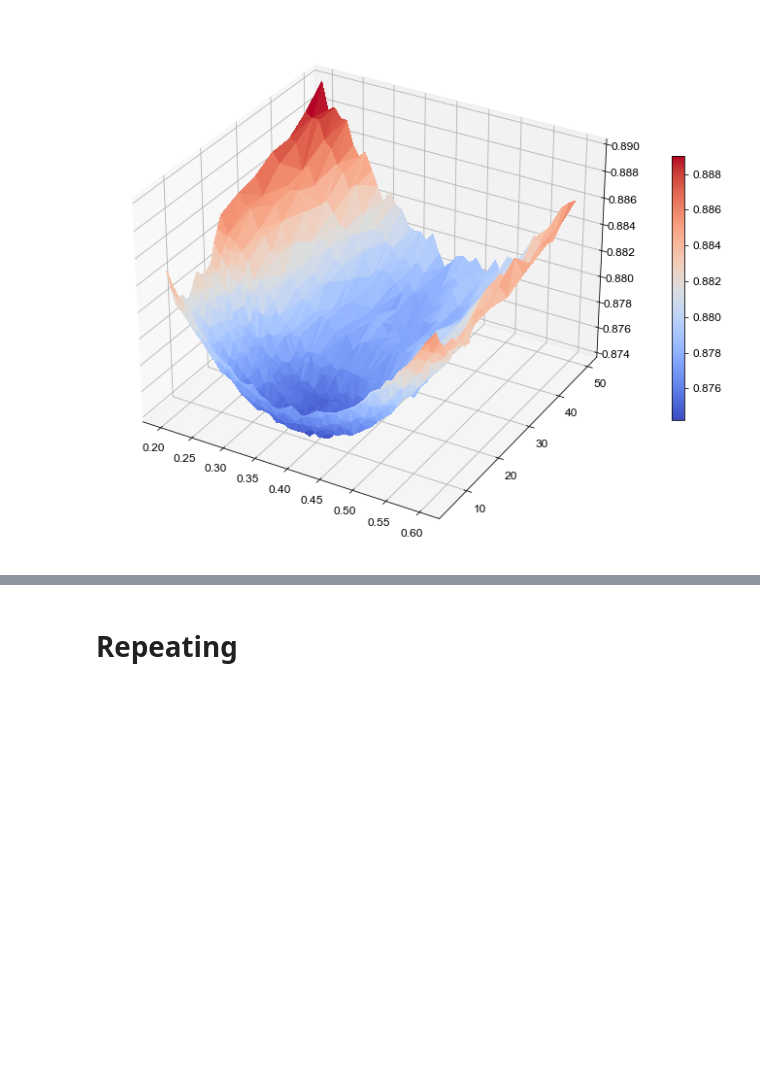
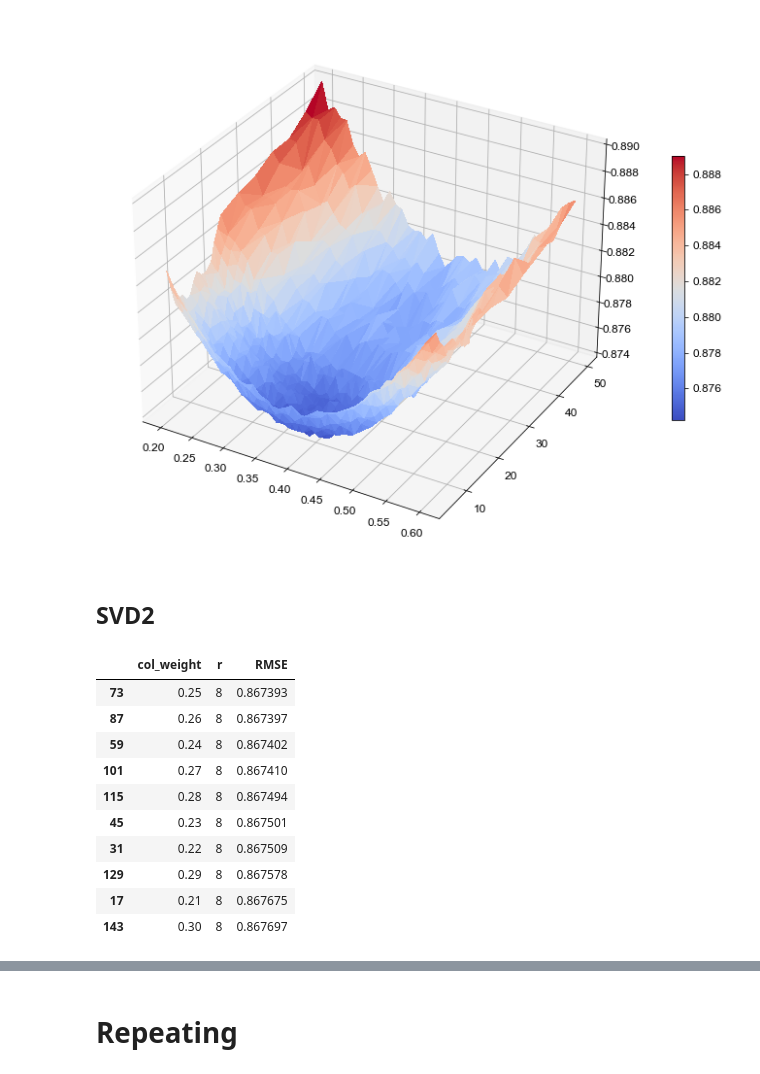
Before and after one commit to dmika1234/MoCaDR_proj1, a Jupyter notebook: src/presenting_results.ipynb, the cells around one changed output, grey strips where cells are left out. Drawn from its saved outputs; the diff is of its cells as text; code cells hidden in the pictures; blank space fills up the shorter version.

```diff
--- a/src/presenting_results.ipynb
+++ b/src/presenting_results.ipynb
@@ -155,3 +159,20 @@ fig.colorbar(surf, shrink=0.5, aspect=20)
 plt.savefig('Report/fig/svd1_r_w.png')
 # %% [output]
 [figure]
+# %% [markdown]
+## SVD2
+# %%
+n = 10
+res_svd2_3d.loc[res_svd2_3d.apply(lambda x: pd.Series(x.nsmallest(n).index))['RMSE']]
+# %% [output]
+|  | col_weight | r | RMSE |
+| 73 | 0.25 | 8 | 0.867393 |
+| 87 | 0.26 | 8 | 0.867397 |
+| 59 | 0.24 | 8 | 0.867402 |
+| 101 | 0.27 | 8 | 0.867410 |
+| 115 | 0.28 | 8 | 0.867494 |
+| 45 | 0.23 | 8 | 0.867501 |
+| 31 | 0.22 | 8 | 0.867509 |
+| 129 | 0.29 | 8 | 0.867578 |
+| 17 | 0.21 | 8 | 0.867675 |
+| 143 | 0.30 | 8 | 0.867697 |
```
Also changed, not shown: parts of 6 cells of this notebook, 2 other files.
